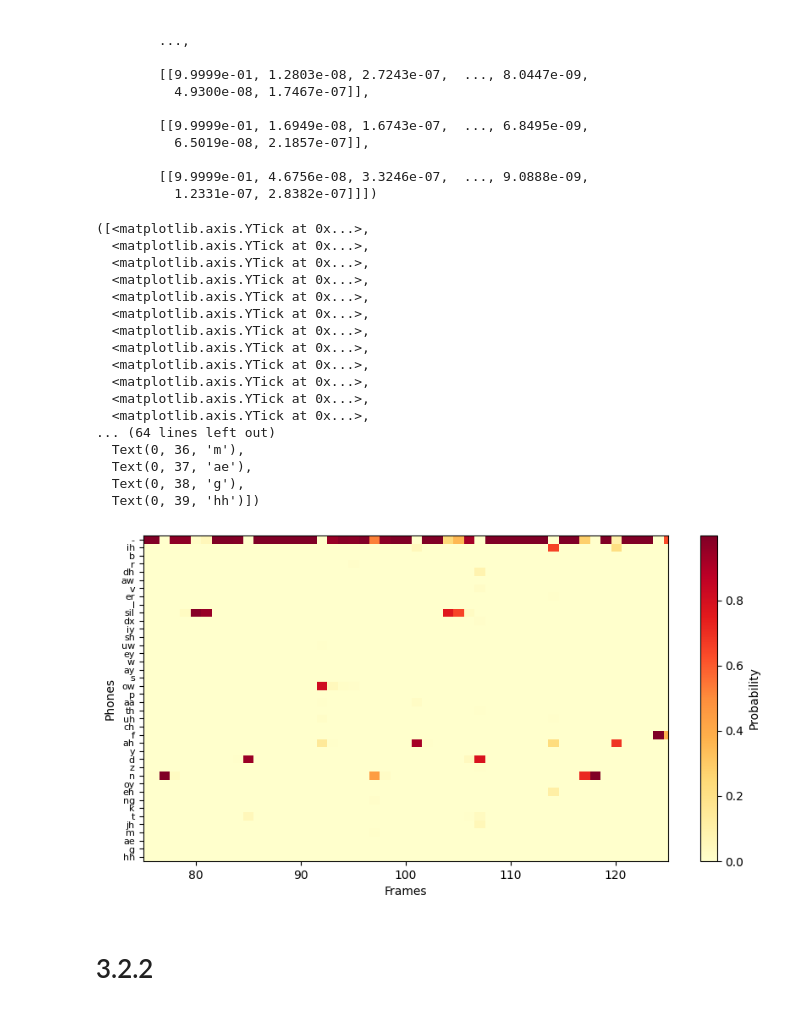
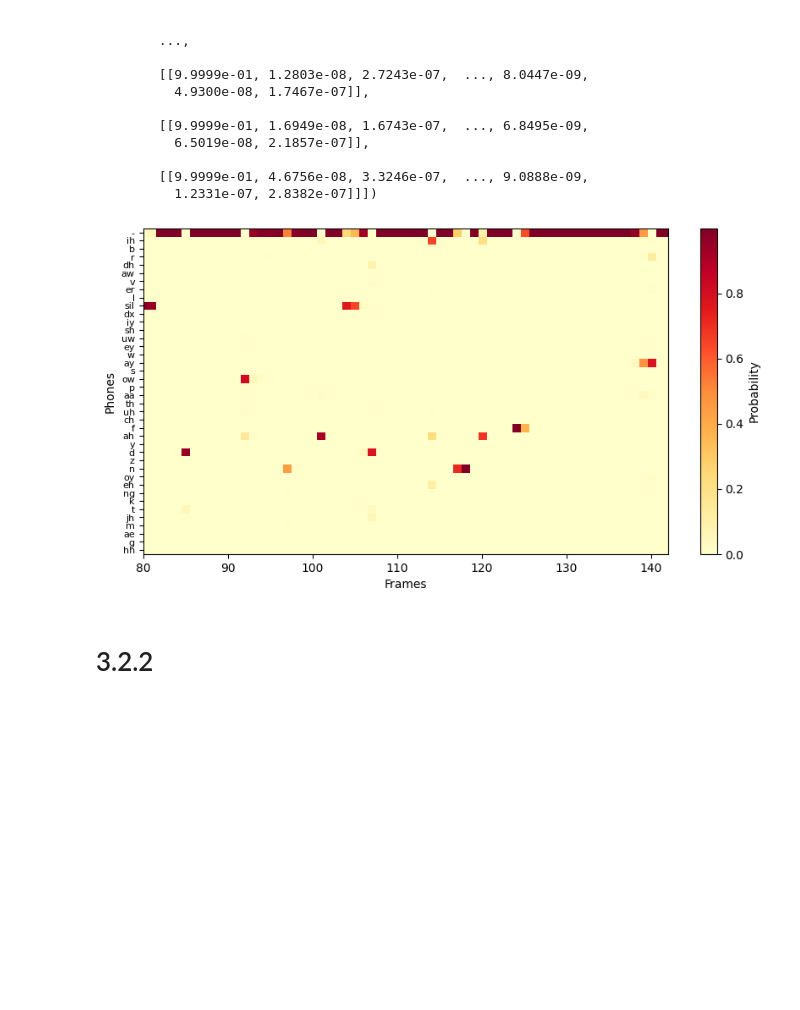
Before and after one commit to ElijahGut/mlmi2, a Jupyter notebook: MLMI2_Lab.ipynb, the cells around one changed output. Saved outputs shown, nothing was run; the diff lists cells and outputs as text; code cells hidden in the pictures; blank space fills up the shorter version.

Commit message:
fixed heatmap

```diff
--- a/MLMI2_Lab.ipynb
+++ b/MLMI2_Lab.ipynb
@@ -175,44 +175,27 @@ tensor([[[1.0553e-03, 4.2674e-08, 4.0807e-09,  ..., 4.7845e-09,
 # %%
 import torch
 import matplotlib.pyplot as plt
 # plot heatmap
 
 # Squeeze the tensor to remove the singleton dimension (1)
 tensor_squeezed = torch.transpose(results.squeeze(),0,1)
 
 # Convert the tensor to a NumPy array
 tensor_numpy = tensor_squeezed.numpy()
 
 # Plotting the heatmap
 plt.figure(figsize=(10,5))
 plt.imshow(tensor_numpy, cmap='YlOrRd', aspect='auto')
 plt.colorbar(label='Probability')
 plt.xlabel('Frames')
 plt.ylabel('Phones')
-plt.xlim(75,125)
+plt.xlim(80,142)
 y_labels = ['-'] + list(args.vocab.keys())[1:]
 plt.yticks(np.arange(len(args.vocab)), y_labels, fontsize=8)
 
-# plt.savefig('./figures/heatmap.pdf', format='pdf', bbox_inches='tight')
+plt.savefig('./figures/heatmap.pdf', format='pdf', bbox_inches='tight')
 # %% [output]
-([<matplotlib.axis.YTick at 0x...>,
-  <matplotlib.axis.YTick at 0x...>,
-  <matplotlib.axis.YTick at 0x...>,
-  <matplotlib.axis.YTick at 0x...>,
-  <matplotlib.axis.YTick at 0x...>,
-  <matplotlib.axis.YTick at 0x...>,
-  <matplotlib.axis.YTick at 0x...>,
-  <matplotlib.axis.YTick at 0x...>,
-  <matplotlib.axis.YTick at 0x...>,
-  <matplotlib.axis.YTick at 0x...>,
-  <matplotlib.axis.YTick at 0x...>,
-  <matplotlib.axis.YTick at 0x...>,
-... (64 lines left out)
-  Text(0, 36, 'm'),
-  Text(0, 37, 'ae'),
-  Text(0, 38, 'g'),
-  Text(0, 39, 'hh')])
-[figure, old version]
+[figure, new version]
 # %% [markdown]
 # 3.2.2
 # %%
```
Also changed, not shown: parts of 2 cells of this notebook, 8 other files.
